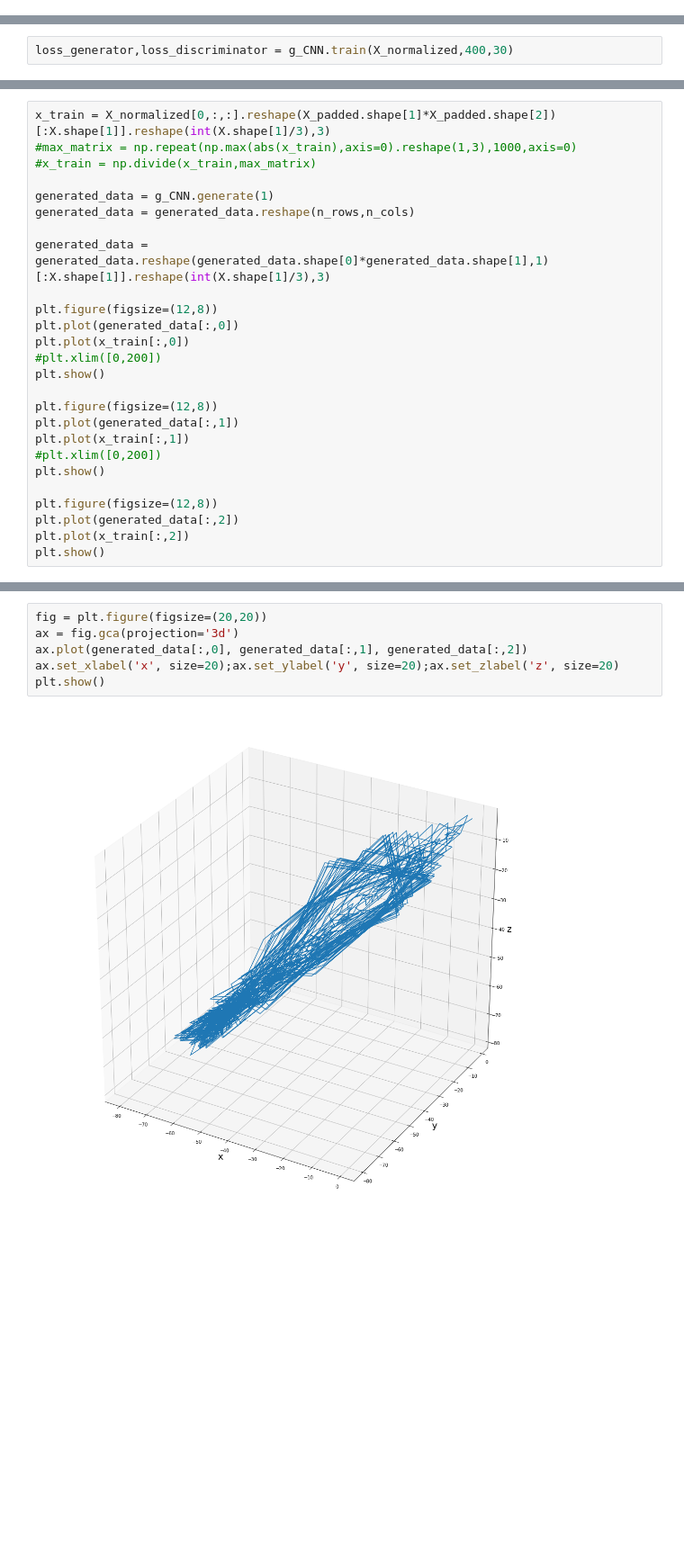
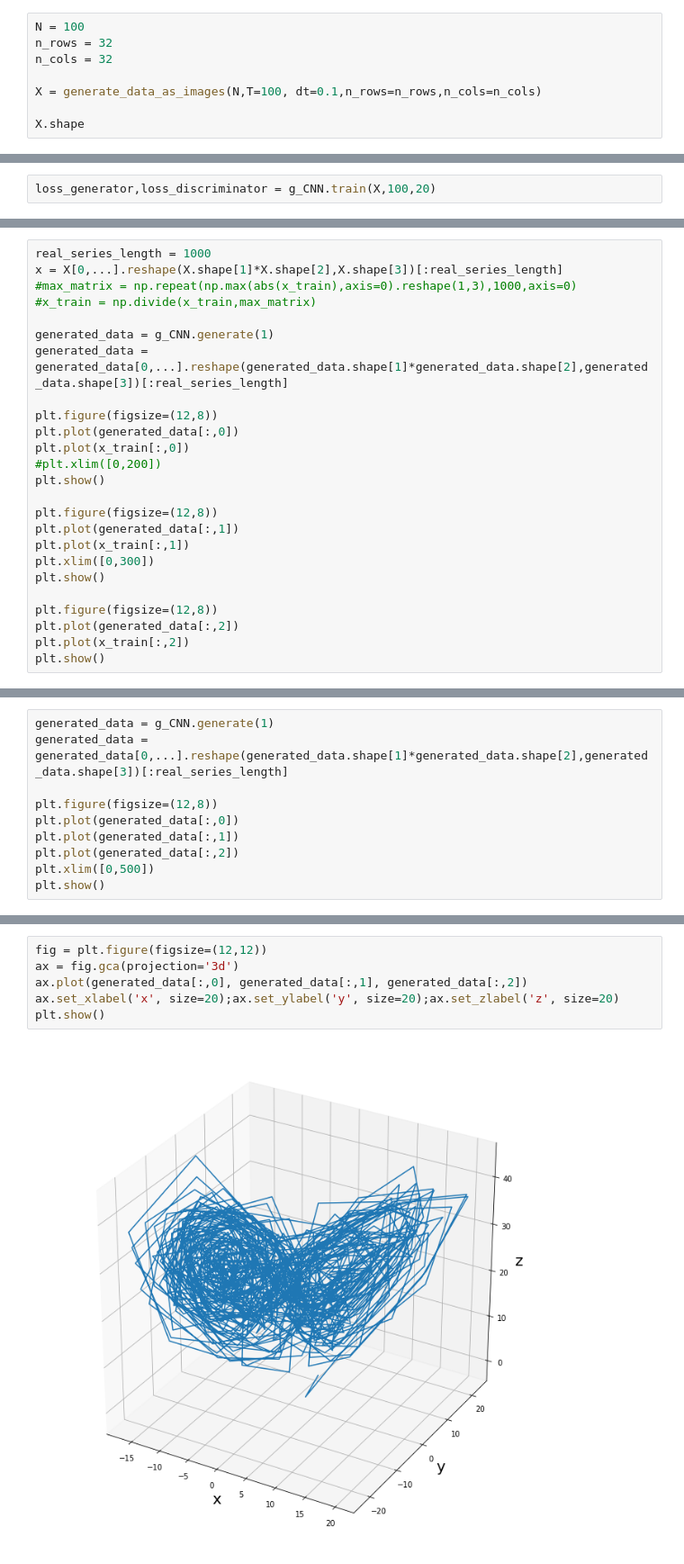
Before and after one commit to gonzaq94/GAN-chaotic-systems, a Jupyter notebook: gan CNN.ipynb, the cells around one changed output, grey strips where cells are left out. Shown at 90% size. Drawn from its saved outputs; the diff is of its cells as text; blank space fills up the shorter version.

```diff
--- a/gan CNN.ipynb
+++ b/gan CNN.ipynb
@@ -68,0 +66,8 @@ X_normalized = np.divide(X_padded,max_matrix)
+# %%
+N = 100
+n_rows = 32
+n_cols = 32
+
+X = generate_data_as_images(N,T=100, dt=0.1,n_rows=n_rows,n_cols=n_cols)
+
+X.shape
@@ -295,5 +318,5 @@ _________________________________________________________________
 # %%
-loss_generator,loss_discriminator = g_CNN.train(X_normalized,400,30)
+loss_generator,loss_discriminator = g_CNN.train(X,100,20)
 # %% [output]
 Epoch 1
 Noise std:  10
@@ -330,12 +366,11 @@ plt.show()
 # %%
-x_train = X_normalized[0,:,:].reshape(X_padded.shape[1]*X_padded.shape[2])[:X.shape[1]].reshape(int(X.shape[1]/3),3)
+real_series_length = 1000
+x = X[0,...].reshape(X.shape[1]*X.shape[2],X.shape[3])[:real_series_length]
 #max_matrix = np.repeat(np.max(abs(x_train),axis=0).reshape(1,3),1000,axis=0)
 #x_train = np.divide(x_train,max_matrix)
 
 generated_data = g_CNN.generate(1)
-generated_data = generated_data.reshape(n_rows,n_cols)
-
-generated_data = generated_data.reshape(generated_data.shape[0]*generated_data.shape[1],1)[:X.shape[1]].reshape(int(X.shape[1]/3),3)
+generated_data = generated_data[0,...].reshape(generated_data.shape[1]*generated_data.shape[2],generated_data.shape[3])[:real_series_length]
 
 plt.figure(figsize=(12,8))
 plt.plot(generated_data[:,0])
@@ -346,7 +381,7 @@ plt.show()
 plt.figure(figsize=(12,8))
 plt.plot(generated_data[:,1])
 plt.plot(x_train[:,1])
-#plt.xlim([0,200])
+plt.xlim([0,300])
 plt.show()
 
 plt.figure(figsize=(12,8))
@@ -375,0 +395,10 @@ plt.show()
+# %%
+generated_data = g_CNN.generate(1)
+generated_data = generated_data[0,...].reshape(generated_data.shape[1]*generated_data.shape[2],generated_data.shape[3])[:real_series_length]
+
+plt.figure(figsize=(12,8))
+plt.plot(generated_data[:,0])
+plt.plot(generated_data[:,1])
+plt.plot(generated_data[:,2])
+plt.xlim([0,500])
+plt.show()
@@ -376,8 +407,8 @@ plt.show()
 # %%
-fig = plt.figure(figsize=(20,20))
+fig = plt.figure(figsize=(12,12))
 ax = fig.gca(projection='3d')
 ax.plot(generated_data[:,0], generated_data[:,1], generated_data[:,2])
 ax.set_xlabel('x', size=20);ax.set_ylabel('y', size=20);ax.set_zlabel('z', size=20)
 plt.show()
 # %% [output]
-[figure, old version]
+[figure, new version]
```
Also changed, not shown: parts of 25 cells of this notebook, 1 other file.
